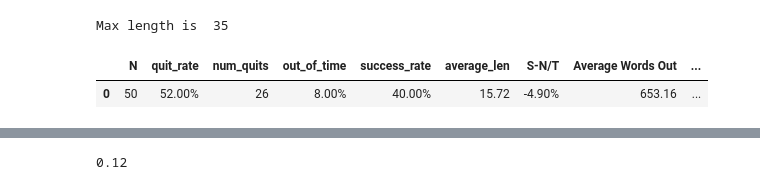
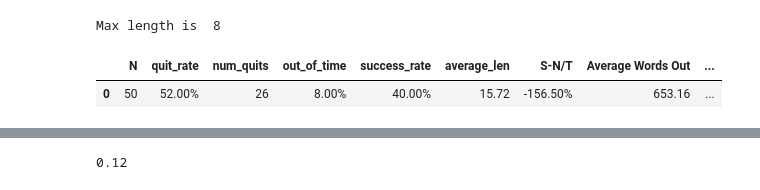
Before and after one commit to dillonmsandhu/agent-yield-control, a Jupyter notebook: analyze_results.ipynb, the cells around one changed output, grey strips where cells are left out. Saved outputs shown, nothing was run; the diff lists cells and outputs as text; code cells hidden in the pictures.

```diff
--- a/analyze_results.ipynb
+++ b/analyze_results.ipynb
@@ -33,6 +33,10 @@ runs = [{'llm': 'meta-llama/Meta-Llama-3-8B-Instruct', 'env_root': 'os', 'env_da
         {'llm': 'claude-3.5-sonnet', 'env_root': 'os', 'env_dataset': 'dev', 'run': '2024-08-07-10-59-20'} , # local,
         {'llm': 'gpt-3.5-turbo-0613', 'env_root': 'alfworld', 'env_dataset': 'std', 'run': '2024-08-07-11-34-10'},
         {'llm': 'gpt-4o-mini', 'env_root': 'alfworld', 'env_dataset': 'std', 'run': '2024-08-02-10-36-38'},
+        {'llm': 'gpt-4o-mini', 'env_root': 'os', 'env_dataset': 'std', 'run': '2024-08-08-13-07-16'},
+        {'llm': 'gpt-4o-mini', 'env_root': 'os', 'env_dataset': 'std', 'run': '2024-08-08-14-24-21'},
+
+
         ]
 
 
@@ -113,20 +124,20 @@ def summarize_dataframe(df, T=35):
 # %%
-RUN_IDX=-1
+RUN_IDX=6
 
 from IPython.core.display import HTML
 from IPython.display import display
 filename = get_filename_run(runs[RUN_IDX],quit=True)
 list_of_dicts = get_data_from_jsonl(filename)
 df = make_df_from_jsonl(list_of_dicts)
-s = summarize_dataframe(df,T=35).round(decimals=3)
+s = summarize_dataframe(df,T=8).round(decimals=3)
 
 HTML(s.to_html(formatters={
     'quit_rate': '{:,.2%}'.format,
     'out_of_time': '{:,.2%}'.format,
     'success_rate': '{:,.2%}'.format,
     'S-N/T': '{:,.2%}'.format
 }))
 # %% [output]
-Max length is  35
+Max length is  8
 |  | N | quit_rate | num_quits | out_of_time | success_rate | average_len | S-N/T | Average Words Out | ... |
-| 0 | 50 | 52.00% | 26 | 8.00% | 40.00% | 15.72 | -4.90% | 653.16 | ... |
+| 0 | 50 | 52.00% | 26 | 8.00% | 40.00% | 15.72 | -156.50% | 653.16 | ... |
```
Also changed, not shown: parts of 23 cells of this notebook, 2 other files.
